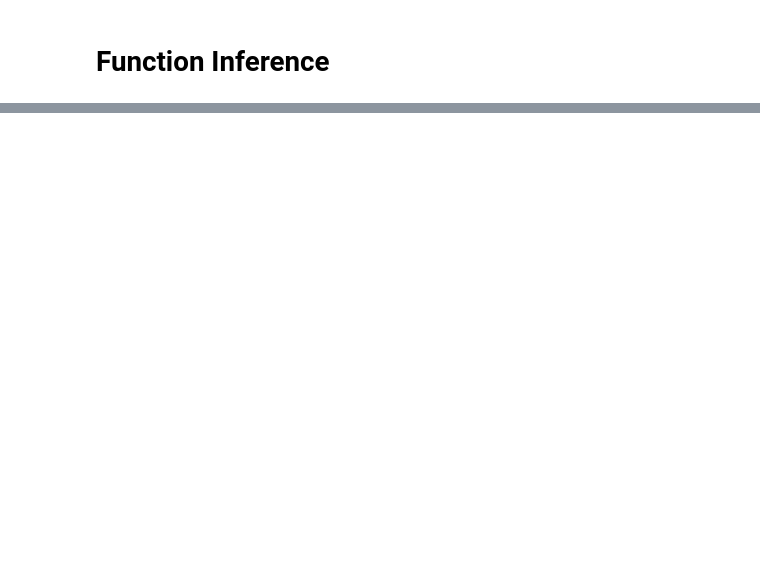
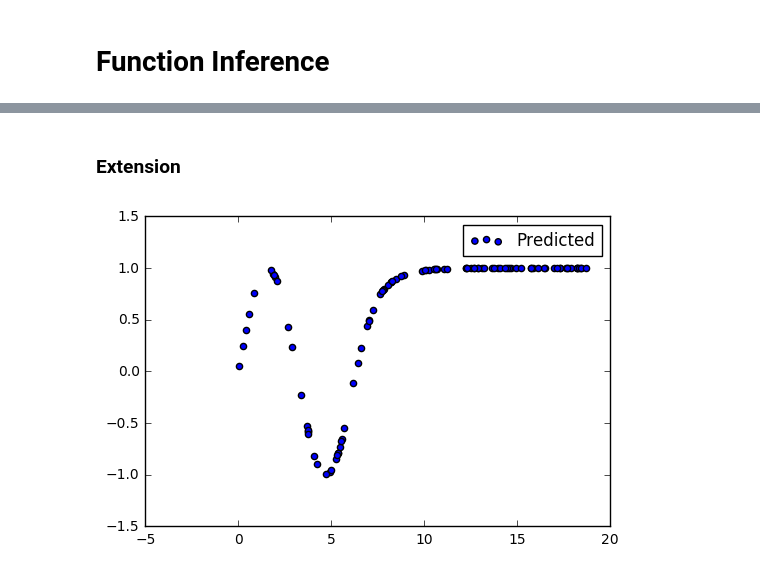
Before and after one commit to longyangking/ML, a Jupyter notebook: Deep Learning/Function Inference.ipynb, the cells around one changed output, grey strips where cells are left out. Drawn from its saved outputs; the diff is of its cells as text; code cells hidden in the pictures; blank space fills up the shorter version.

```diff
--- a/Deep Learning/Function Inference.ipynb
+++ b/Deep Learning/Function Inference.ipynb
@@ -110,0 +43,10 @@ plt.show()
+# %% [markdown]
+### Extension
+# %%
+x_ext = 6*math.pi*np.random.random((100,1))
+out = model.predict(x_ext)
+plt.scatter(x_ext,out,label='Predicted')
+plt.legend(loc=1)
+plt.show()
+# %% [output]
+[figure, added]
```
Also changed, not shown: parts of 17 cells of this notebook, 2 other files.
